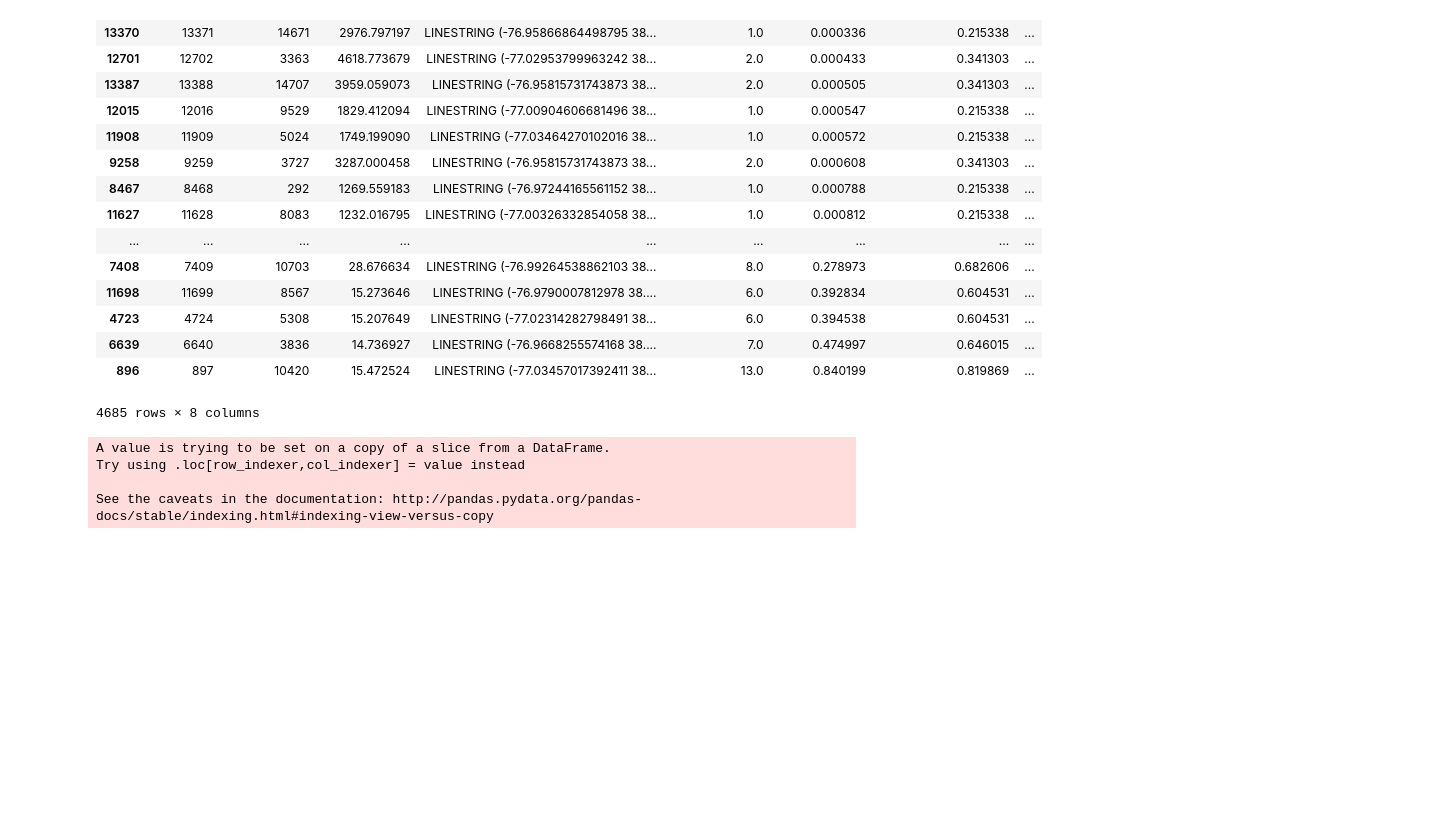
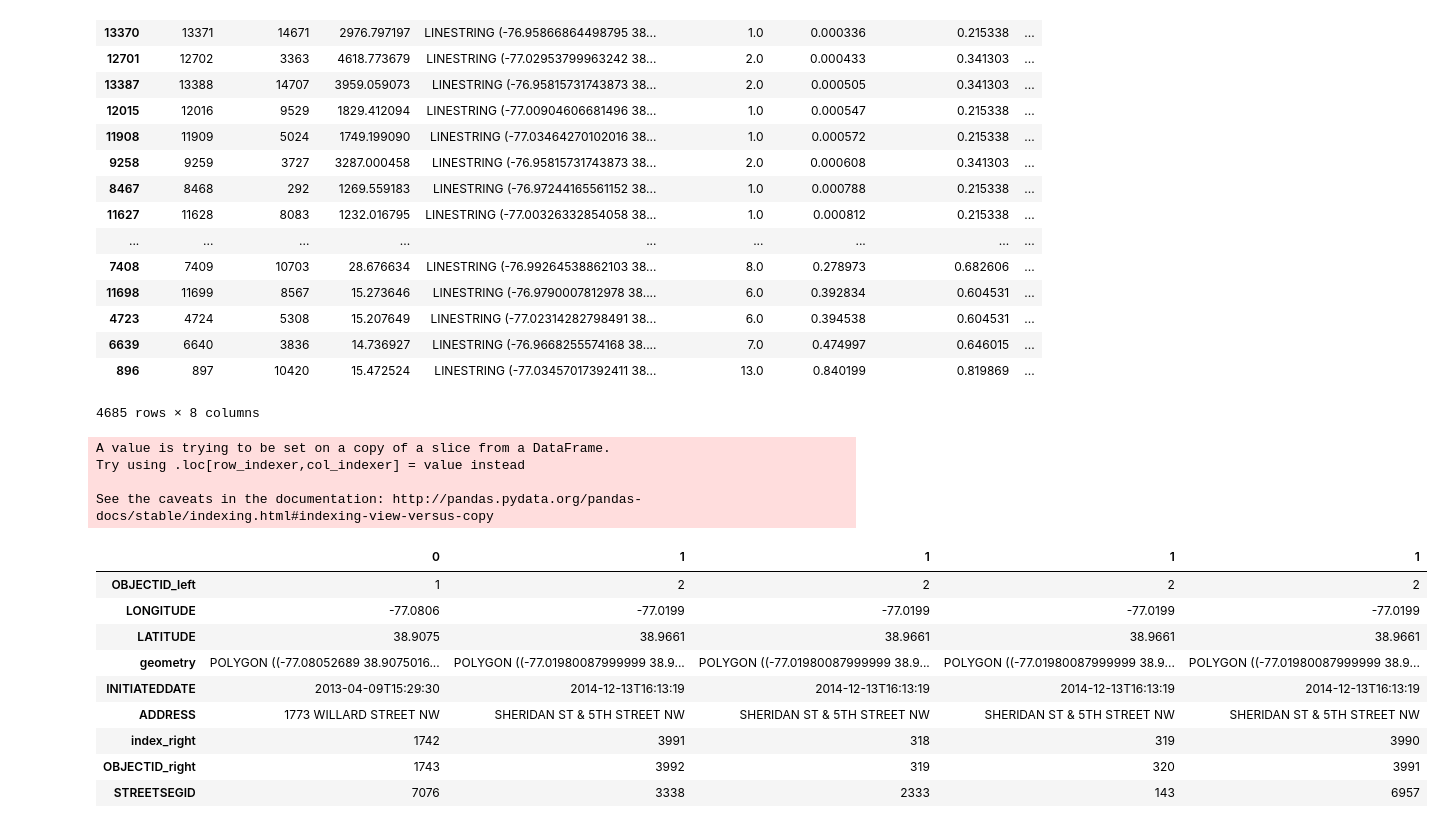
Before and after one commit to KiranJavkar/Cycling_Safety, a Jupyter notebook: python/Cycling_Safety_Visualization_using_mapbox-leaflet.ipynb, the cells around one changed output. Cells and saved outputs as stored; diff of their text form; code cells hidden in the pictures; blank space fills up the shorter version.

```diff
--- a/python/Cycling_Safety_Visualization_using_mapbox-leaflet.ipynb
+++ b/python/Cycling_Safety_Visualization_using_mapbox-leaflet.ipynb
@@ -319,0 +363,13 @@ See the caveats in the documentation: http://pandas.pydata.org/pandas-docs/stabl
+# %%
+joined.head().T
+# %% [output]
+|  | 0 | 1 | 1 | 1 | 1 |
+| OBJECTID_left | 1 | 2 | 2 | 2 | 2 |
+| LONGITUDE | -77.0806 | -77.0199 | -77.0199 | -77.0199 | -77.0199 |
+| LATITUDE | 38.9075 | 38.9661 | 38.9661 | 38.9661 | 38.9661 |
+| geometry | POLYGON ((-77.08052689 38.9075016... | POLYGON ((-77.01980087999999 38.9... | POLYGON ((-77.01980087999999 38.9... | POLYGON ((-77.01980087999999 38.9... | POLYGON ((-77.01980087999999 38.9... |
+| INITIATEDDATE | 2013-04-09T15:29:30 | 2014-12-13T16:13:19 | 2014-12-13T16:13:19 | 2014-12-13T16:13:19 | 2014-12-13T16:13:19 |
+| ADDRESS | 1773 WILLARD STREET NW | SHERIDAN ST & 5TH STREET NW | SHERIDAN ST & 5TH STREET NW | SHERIDAN ST & 5TH STREET NW | SHERIDAN ST & 5TH STREET NW |
+| index_right | 1742 | 3991 | 318 | 319 | 3990 |
+| OBJECTID_right | 1743 | 3992 | 319 | 320 | 3991 |
+| STREETSEGID | 7076 | 3338 | 2333 | 143 | 6957 |
```
Also changed, not shown: parts of 40 cells of this notebook.
